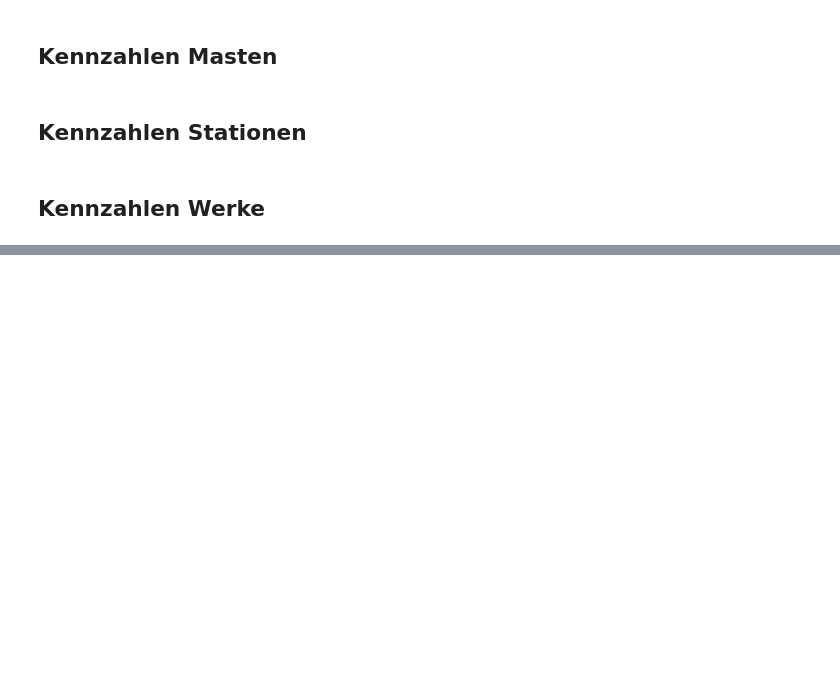
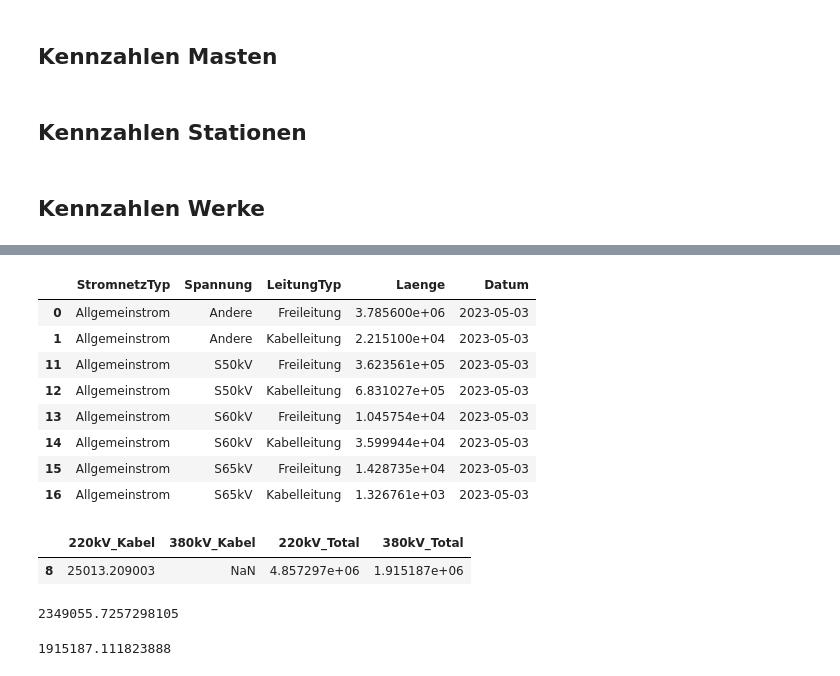
Before and after one commit to SFOE/KeyFiguresElectricalInstallations, a Jupyter notebook: KeyFiguresElectricalInstallations36kV.ipynb, the cells around one changed output, grey strips where cells are left out. Cells and saved outputs as stored; diff of their text form; code cells hidden in the pictures; blank space fills up the shorter version.

```diff
--- a/KeyFiguresElectricalInstallations36kV.ipynb
+++ b/KeyFiguresElectricalInstallations36kV.ipynb
@@ -94,0 +116,17 @@ dfWerke.to_csv("Kennzahlen_Werke.csv", header=True, index=False, mode='a')
+# %%
+df380 = dfLeitungKPI.loc[dfLeitungKPI['Spannung']=='S380kV']
+df220 = dfLeitungKPI.loc[dfLeitungKPI['Spannung']=='S220kV']
+df150 = dfLeitungKPI.loc[(dfLeitungKPI['StromnetzTyp']=='Allgemeinstrom') & (dfLeitungKPI['Spannung'].isin(['S150kV','S132kV','S130kV','S125kV','S110kV']))]
+df66 = dfLeitungKPI.loc[(dfLeitungKPI['StromnetzTyp']=='Allgemeinstrom') & (dfLeitungKPI['Spannung'].isin(['S66kV','S65kV','S60kV','S50kV','S36kV','Andere']))]
+# %%
+df66
+# %% [output]
+|  | StromnetzTyp | Spannung | LeitungTyp | Laenge | Datum |
+| 0 | Allgemeinstrom | Andere | Freileitung | 3.785600e+06 | 2023-05-03 |
+| 1 | Allgemeinstrom | Andere | Kabelleitung | 2.215100e+04 | 2023-05-03 |
+| 11 | Allgemeinstrom | S50kV | Freileitung | 3.623561e+05 | 2023-05-03 |
+| 12 | Allgemeinstrom | S50kV | Kabelleitung | 6.831027e+05 | 2023-05-03 |
+| 13 | Allgemeinstrom | S60kV | Freileitung | 1.045754e+04 | 2023-05-03 |
+| 14 | Allgemeinstrom | S60kV | Kabelleitung | 3.599944e+04 | 2023-05-03 |
+| 15 | Allgemeinstrom | S65kV | Freileitung | 1.428735e+04 | 2023-05-03 |
+| 16 | Allgemeinstrom | S65kV | Kabelleitung | 1.326761e+03 | 2023-05-03 |
@@ -94,0 +135,20 @@ dfWerke.to_csv("Kennzahlen_Werke.csv", header=True, index=False, mode='a')
+# %%
+dfLeitungStorymap['220kV_Kabel'] = dfLeitungKPI.loc[(dfLeitungKPI['StromnetzTyp']=='Allgemeinstrom') & (dfLeitungKPI['Spannung']=='S220kV') & (dfLeitungKPI['LeitungTyp']=='Kabelleitung')]['Laenge']
+dfLeitungStorymap['380kV_Kabel'] = dfLeitungKPI.loc[(dfLeitungKPI['StromnetzTyp']=='Allgemeinstrom') & (dfLeitungKPI['Spannung']=='S380kV') & (dfLeitungKPI['LeitungTyp']=='Kabelleitung')]['Laenge']
+
+
+dfLeitungStorymap['220kV_Total'] = dfLeitungKPI.loc[(dfLeitungKPI['StromnetzTyp']=='Allgemeinstrom') & (dfLeitungKPI['Spannung']=='S220kV')]['Laenge'].sum()
+dfLeitungStorymap['380kV_Total'] = dfLeitungKPI.loc[(dfLeitungKPI['StromnetzTyp']=='Allgemeinstrom') & (dfLeitungKPI['Spannung']=='S380kV')]['Laenge'].sum()
+
+dfLeitungStorymap
+# %% [output]
+|  | 220kV_Kabel | 380kV_Kabel | 220kV_Total | 380kV_Total |
+| 8 | 25013.209003 | NaN | 4.857297e+06 | 1.915187e+06 |
+# %%
+dfLeitungKPI.loc[(dfLeitungKPI['StromnetzTyp']=='Allgemeinstrom') & (dfLeitungKPI['Spannung'].isin(['S150kV','S132kV','S130kV','S125kV','S110kV']))]['Laenge'].sum()
+# %% [output]
+2349055.7257298105
+# %%
+dfLeitungKPI.loc[(dfLeitungKPI['StromnetzTyp']=='Allgemeinstrom') & (dfLeitungKPI['Spannung']=='S380kV')]['Laenge'].sum()
+# %% [output]
+1915187.111823888
```
Also changed, not shown: parts of 4 cells of this notebook.
